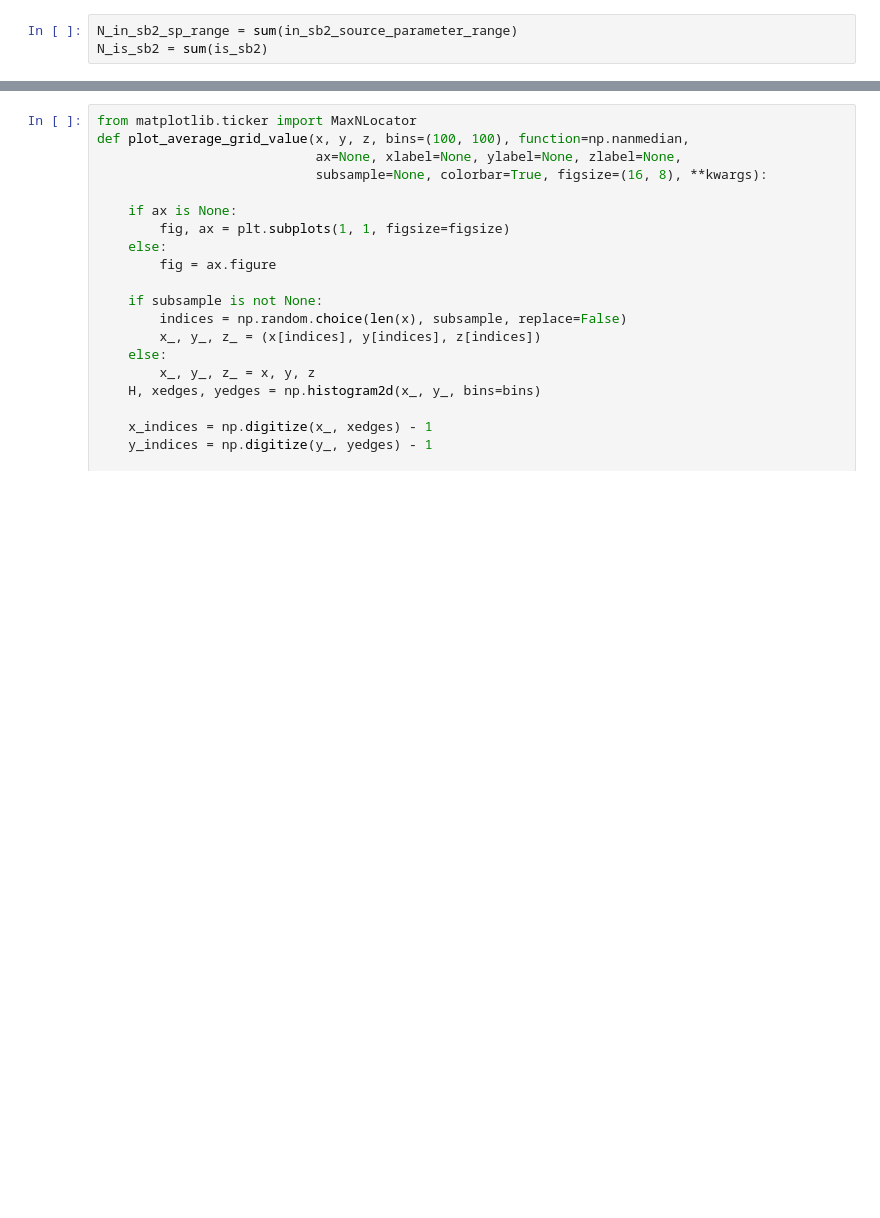
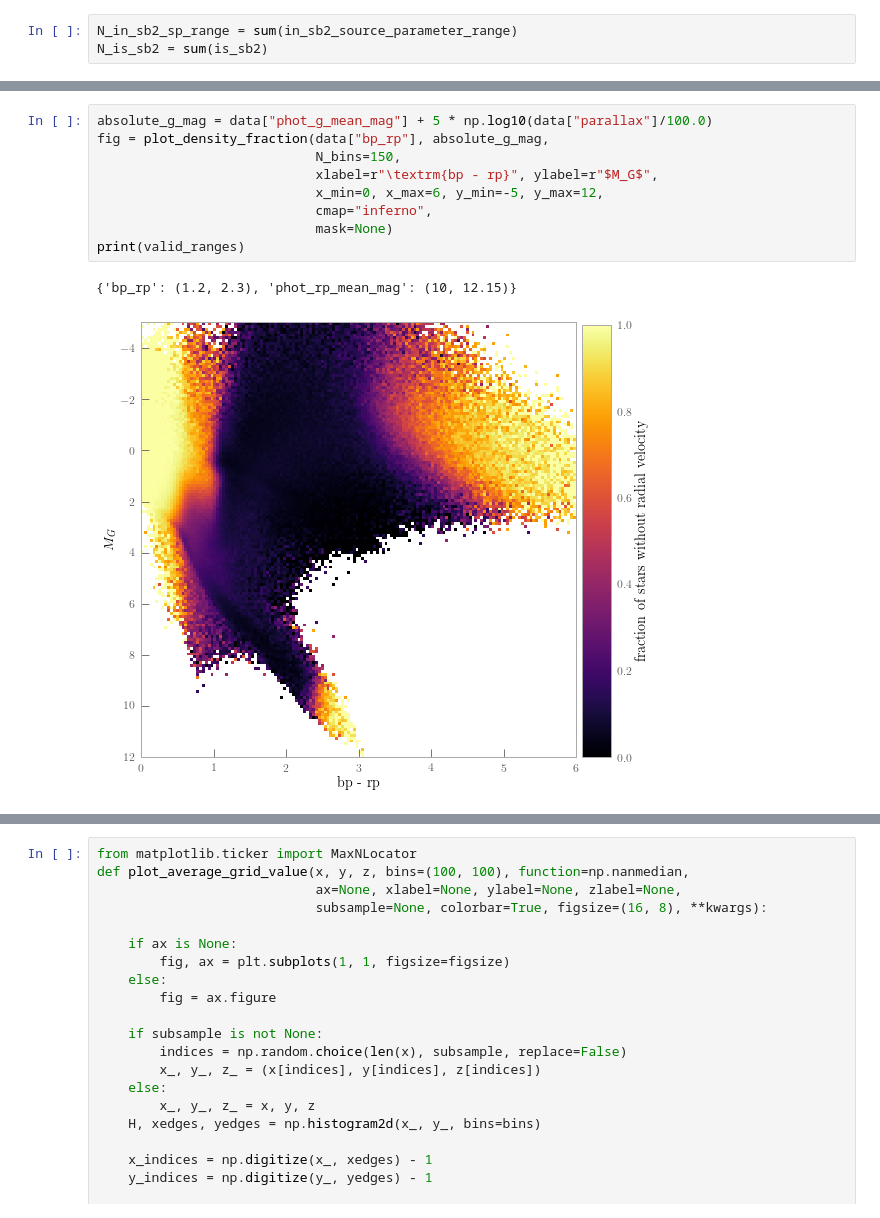
Before and after one commit to andycasey/velociraptor, a Jupyter notebook: notebooks/sb2.ipynb, the cells around one changed output, grey strips where cells are left out. Saved outputs shown, nothing was run; the diff lists cells and outputs as text; blank space fills up the shorter version.

```diff
--- a/notebooks/sb2.ipynb
+++ b/notebooks/sb2.ipynb
@@ -196,3 +208,15 @@ def plot_density_fraction(x_label_name, y_label_name, N_bins=150,
 
     return fig
+# %%
+absolute_g_mag = data["phot_g_mean_mag"] + 5 * np.log10(data["parallax"]/100.0)
+fig = plot_density_fraction(data["bp_rp"], absolute_g_mag,
+                            N_bins=150,
+                            xlabel=r"\textrm{bp - rp}", ylabel=r"$M_G$",
+                            x_min=0, x_max=6, y_min=-5, y_max=12,
+                            cmap="inferno",
+                            mask=None)
+print(valid_ranges)
+# %% [output]
+{'bp_rp': (1.2, 2.3), 'phot_rp_mean_mag': (10, 12.15)}
+[figure, added]
 # %%
```
Also changed, not shown: parts of 34 cells of this notebook, 4 other files.
